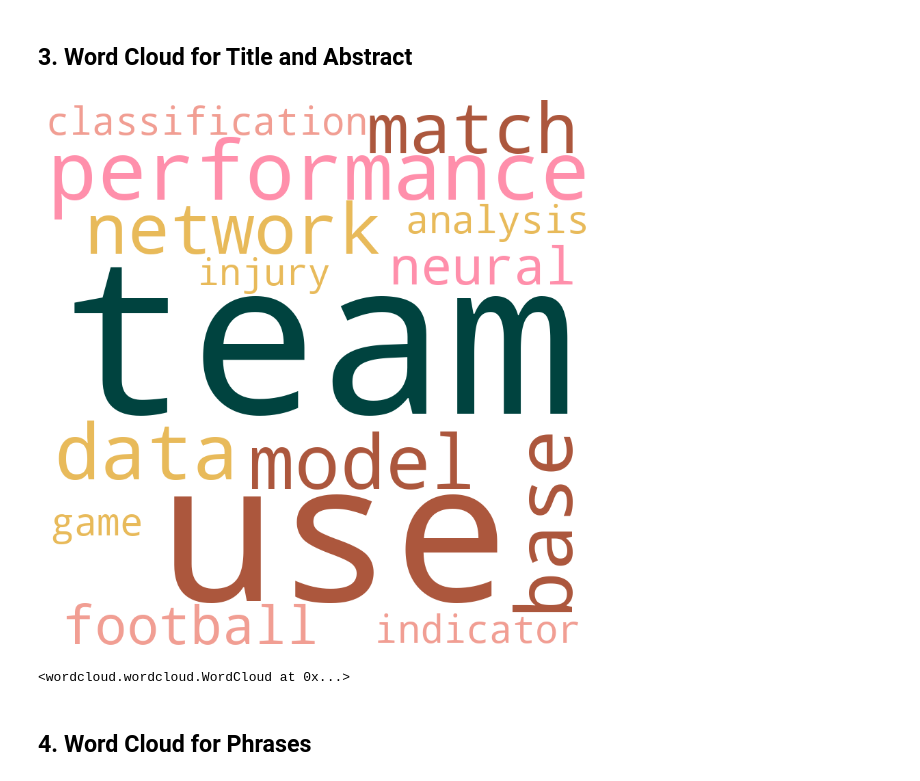
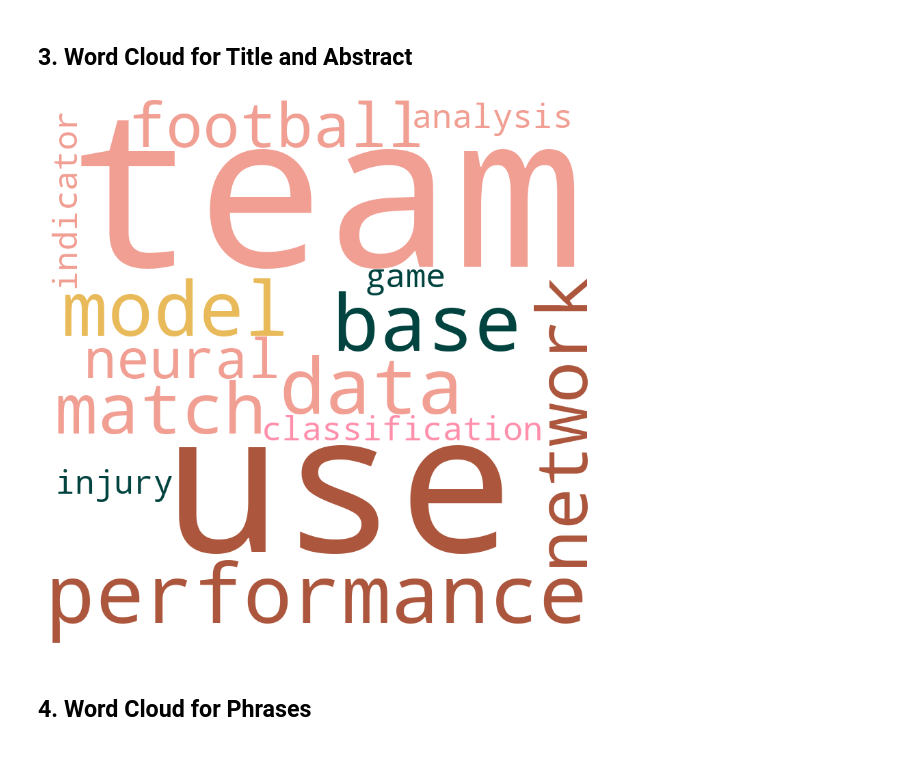
Before and after one commit to Matt17BR/ml4ds2324_topic_modeling, a Jupyter notebook: scripts/word_clouds.ipynb, the cells around one changed output. Drawn from its saved outputs; the diff is of its cells as text; code cells hidden in the pictures.

```diff
--- a/scripts/word_clouds.ipynb
+++ b/scripts/word_clouds.ipynb
@@ -85,35 +87,36 @@ wordcloud_A.to_file(os.path.join('..','figures','wordcloud_A.png'))
 # %%
 word_freqs_TA = {
     'team': 47,
     'use': 38,
     'performance': 33,
     'base': 30,
     'data': 29,
     'model': 28,
     'network': 24,
     'match': 24,
     'football': 22,
     'neural': 21,
     'classification': 20,
     'analysis': 20,
     'game': 20,
     'indicator': 20,
     'injury': 19
 }
 wordcloud_TA = WordCloud(width=800, height=800,
                       background_color='white',
-                      color_func=pink_color_func).generate_from_frequencies(word_freqs_TA)
+                      color_func=pink_color_func,
+                      random_state=123).generate_from_frequencies(word_freqs_TA)
+
+wordcloud_TA.to_file(os.path.join('..','figures','wordcloud_TA.png'))
 
 #Display the word cloud using matplotlib
 plt.figure(figsize=(8, 8), facecolor=None)
 plt.imshow(wordcloud_TA, interpolation="bilinear")
 plt.axis("off")
 plt.tight_layout(pad=0)
 plt.show()
-wordcloud_TA.to_file(os.path.join('..','figures','wordcloud_TA.png'))
 # %% [output]
-[figure, old version]
+[figure, new version]
-<wordcloud.wordcloud.WordCloud at 0x...>
 # %% [markdown]
 ## 4. Word Cloud for Phrases
 # %%
```
Also changed, not shown: parts of 3 cells of this notebook, 5 other files.
